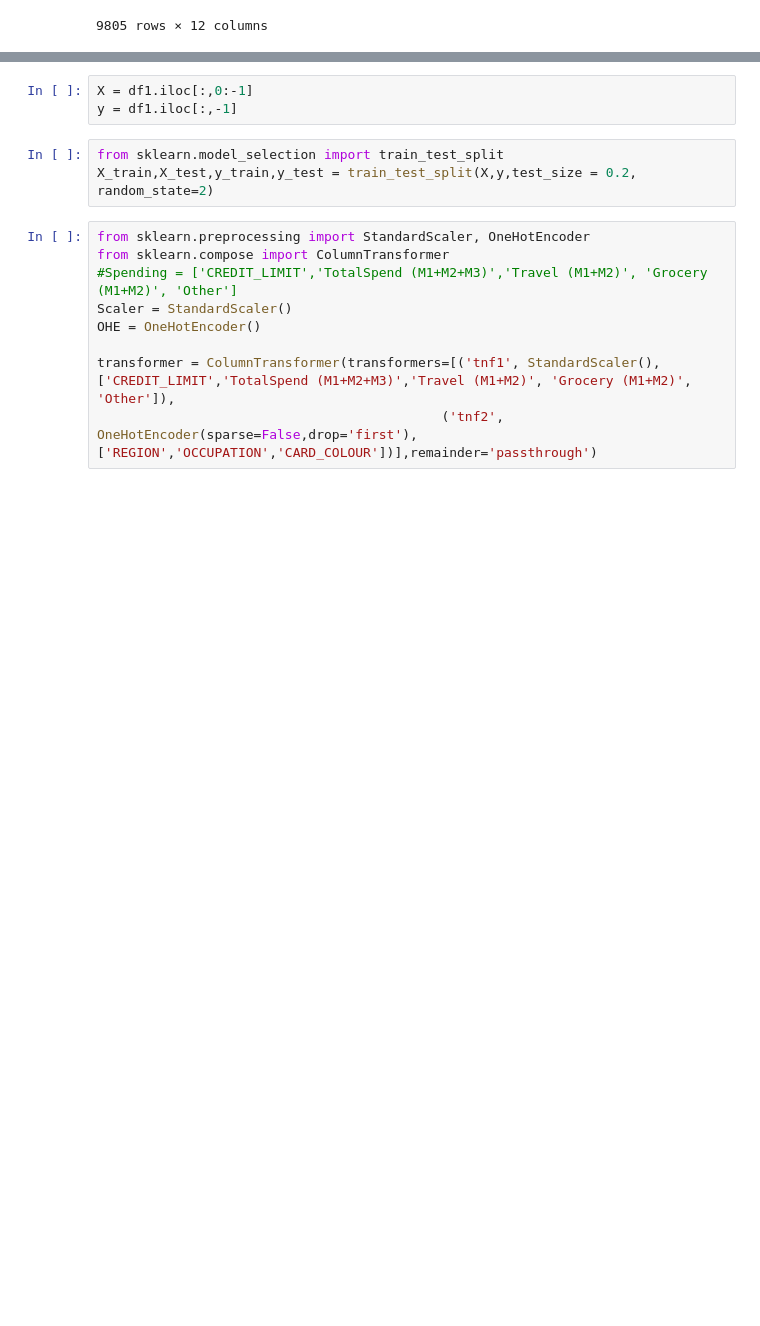
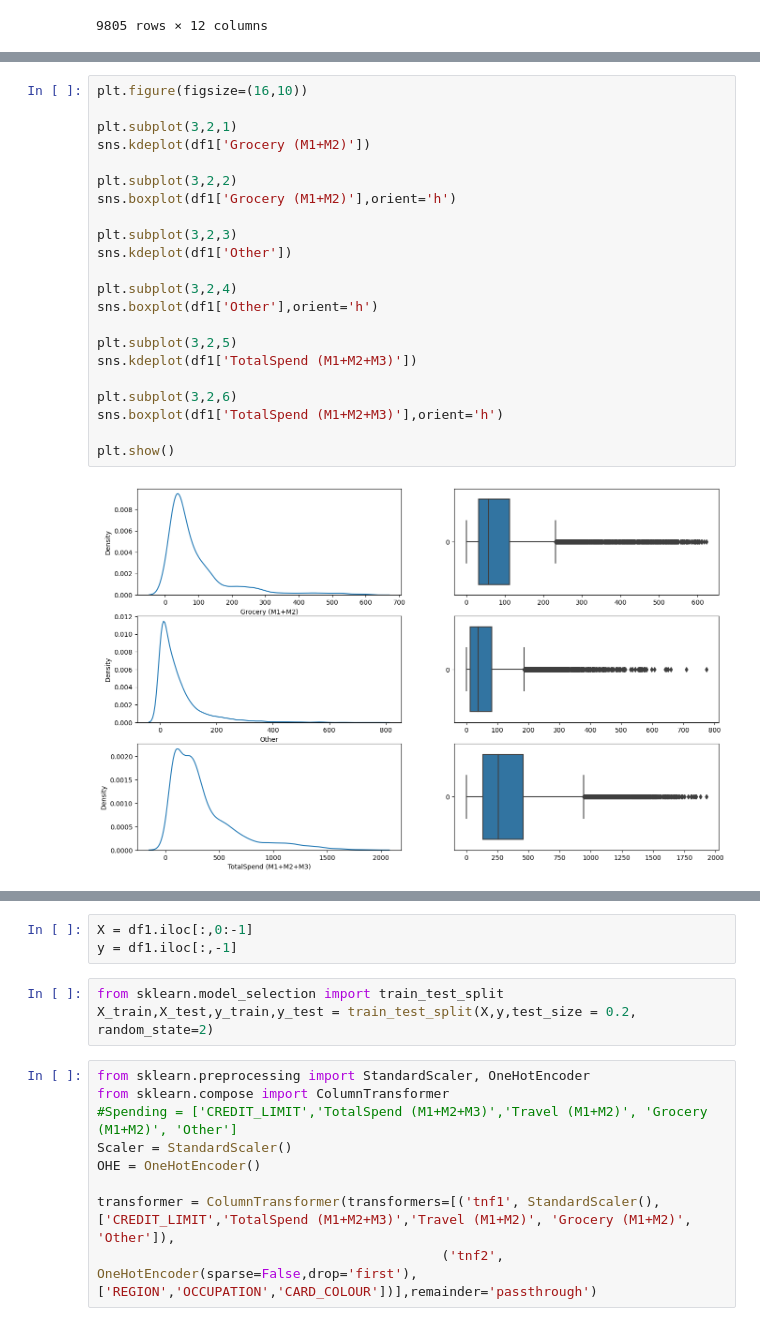
Before and after one commit to ShubhamSingh-9/Captial-one-Stepup-challenge, a Jupyter notebook: Capital One Career Challenge.ipynb, the cells around one changed output, grey strips where cells are left out. Saved outputs shown, nothing was run; the diff lists cells and outputs as text; blank space fills up the shorter version.

```diff
--- a/Capital One Career Challenge.ipynb
+++ b/Capital One Career Challenge.ipynb
@@ -412,0 +431,24 @@ df1
+# %%
+plt.figure(figsize=(16,10))
+
+plt.subplot(3,2,1)
+sns.kdeplot(df1['Grocery (M1+M2)'])
+
+plt.subplot(3,2,2)
+sns.boxplot(df1['Grocery (M1+M2)'],orient='h')
+
+plt.subplot(3,2,3)
+sns.kdeplot(df1['Other'])
+
+plt.subplot(3,2,4)
+sns.boxplot(df1['Other'],orient='h')
+
+plt.subplot(3,2,5)
+sns.kdeplot(df1['TotalSpend (M1+M2+M3)'])
+
+plt.subplot(3,2,6)
+sns.boxplot(df1['TotalSpend (M1+M2+M3)'],orient='h')
+
+plt.show()
+# %% [output]
+[figure, added]
```
Also changed, not shown: parts of 14 cells of this notebook.
